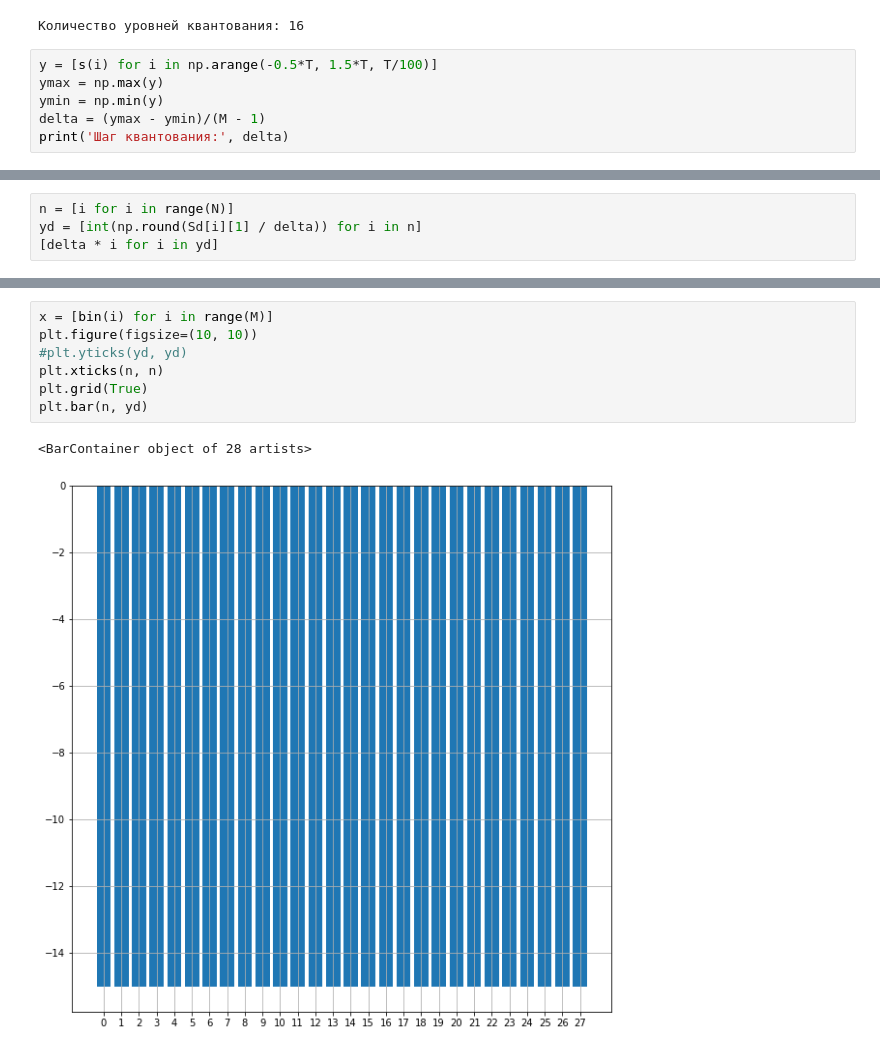
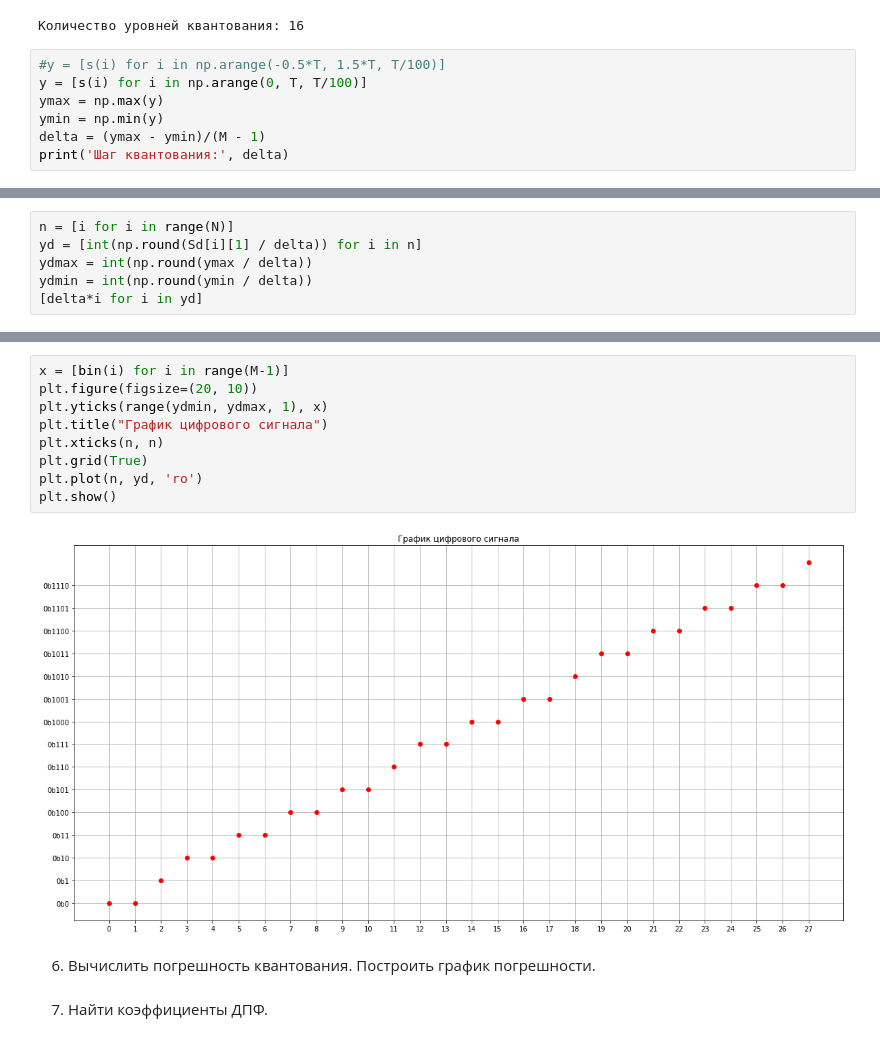
Before and after one commit to hyc1221/--------, a Jupyter notebook: lab1.ipynb, the cells around one changed output, grey strips where cells are left out. Saved outputs shown, nothing was run; the diff lists cells and outputs as text.

Commit message:
восстановленный сигнал + исправ графики

```diff
--- a/lab1.ipynb
+++ b/lab1.ipynb
@@ -147,7 +150,8 @@ print('Количество уровней квантования:', M)
 # %% [output]
 Количество уровней квантования: 16
 # %%
-y = [s(i) for i in np.arange(-0.5*T, 1.5*T, T/100)]
+#y = [s(i) for i in np.arange(-0.5*T, 1.5*T, T/100)]
+y = [s(i) for i in np.arange(0, T, T/100)]
 ymax = np.max(y)
 ymin = np.min(y)
 delta = (ymax - ymin)/(M - 1)
@@ -157,5 +161,7 @@ print('Шаг квантования:', delta)
 # %%
 n = [i for i in range(N)]
 yd = [int(np.round(Sd[i][1] / delta)) for i in n]
-[delta * i for i in yd]
+ydmax = int(np.round(ymax / delta))
+ydmin = int(np.round(ymin / delta))
+[delta*i for i in yd]
 # %% [output]
@@ -179,10 +185,15 @@ yd = [int(np.round(Sd[i][1] / delta)) for i in n]
 # %%
-x = [bin(i) for i in range(M)]
-plt.figure(figsize=(10, 10))
-#plt.yticks(yd, yd)
+x = [bin(i) for i in range(M-1)]
+plt.figure(figsize=(20, 10))
+plt.yticks(range(ydmin, ydmax, 1), x)
+plt.title("График цифрового сигнала")
 plt.xticks(n, n)
 plt.grid(True)
-plt.bar(n, yd)
+plt.plot(n, yd, 'ro')
+plt.show()
 # %% [output]
-<BarContainer object of 28 artists>
-[figure, old version]
+[figure, new version]
+# %% [markdown]
+6. Вычислить погрешность квантования. Построить график погрешности.
+# %% [markdown]
+7. Найти коэффициенты ДПФ.
```
Also changed, not shown: parts of 12 cells of this notebook.
